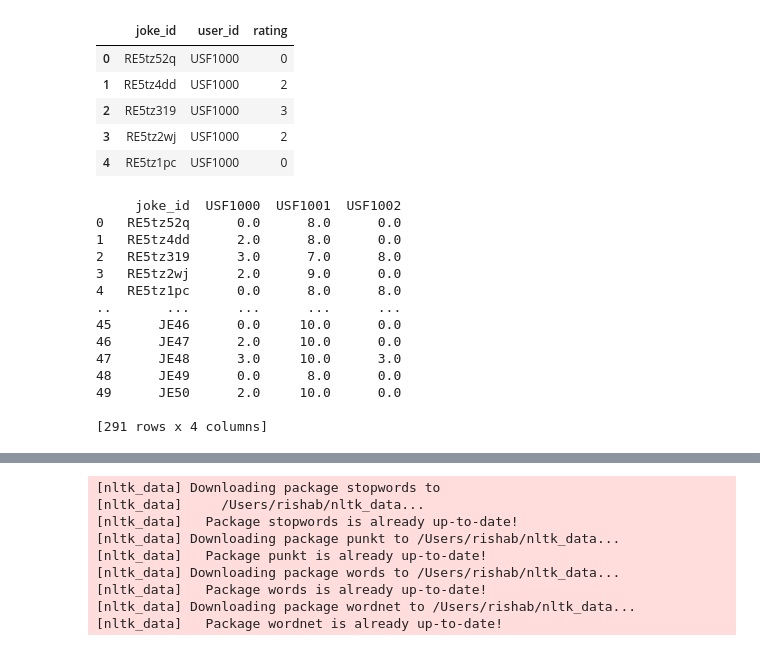
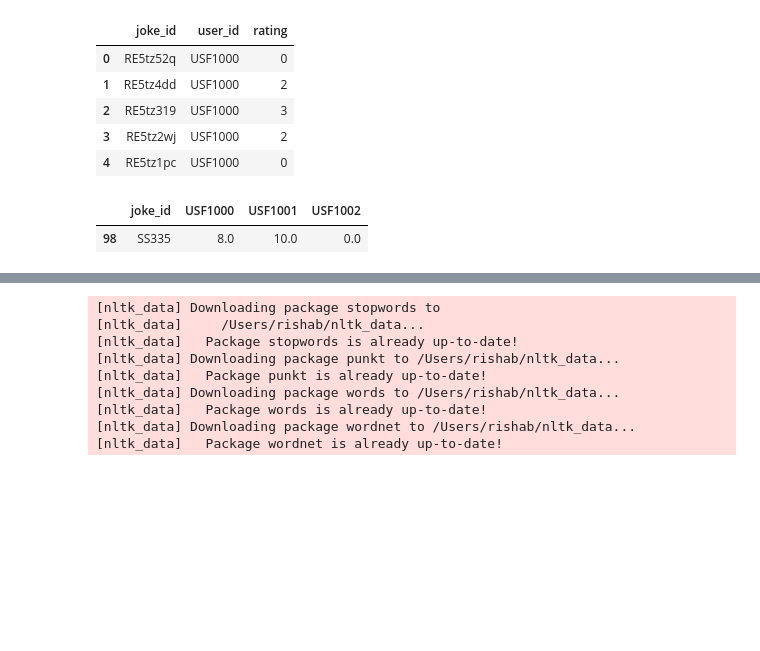
Before and after one commit to rishsanyal/comedian, a Jupyter notebook: comedian.ipynb, the cells around one changed output, grey strips where cells are left out. Drawn from its saved outputs; the diff is of its cells as text; code cells hidden in the pictures; blank space fills up the shorter version.

```diff
--- a/comedian.ipynb
+++ b/comedian.ipynb
@@ -64,13 +64,21 @@ user_ratings.head()
 | 4 | RE5tz1pc | USF1000 | 0 |
 # %%
 # We create new columns for all the jokes accoring to the user ratings
+
+unique_user_ids = user_ratings['user_id'].unique()
 
 for index, row in user_ratings.iterrows():
 
     user_num = row['user_id']
     joke_id = row['joke_id']
 
-    user_rating = user_ratings[(user_ratings['user_id'] == user_num) & (user_ratings['joke_id'] == joke_id)]
+    joke_ratings = user_ratings[(user_ratings['joke_id'] == joke_id)]
 
-    user_ratings.loc[index, user_num] = int(str(user_rating.rating.values[0]).split(".")[0])
+    for user_id in unique_user_ids:
+        ratings = joke_ratings[joke_ratings['user_id'] == user_id]['rating'].values
+        if ratings:
+            rating = int(ratings[0])
+        else:
+            rating = 0
+        user_ratings.loc[index, user_id] = rating
 # %%
@@ -77,18 +87,10 @@ for index, row in user_ratings.iterrows():
 user_ratings.drop(['user_id', 'rating'], axis=1, inplace=True)
-# %%
-print(user_ratings)
-# %% [output]
-     joke_id  USF1000  USF1001  USF1002
-0   RE5tz52q      0.0      8.0      0.0
-1   RE5tz4dd      2.0      8.0      0.0
-2   RE5tz319      3.0      7.0      8.0
-3   RE5tz2wj      2.0      9.0      0.0
-4   RE5tz1pc      0.0      8.0      8.0
-..       ...      ...      ...      ...
-45      JE46      0.0     10.0      0.0
-46      JE47      2.0     10.0      0.0
-47      JE48      3.0     10.0      3.0
-48      JE49      0.0      8.0      0.0
-49      JE50      2.0     10.0      0.0
-
-[291 rows x 4 columns]
+# %%
+user_ratings.drop_duplicates(inplace=True)
+# %%
+#Testing output
+
+user_ratings[user_ratings['joke_id'] == "SS335"]
+# %% [output]
+|  | joke_id | USF1000 | USF1001 | USF1002 |
+| 98 | SS335 | 8.0 | 10.0 | 0.0 |
```
Also changed, not shown: parts of 6 cells of this notebook.
